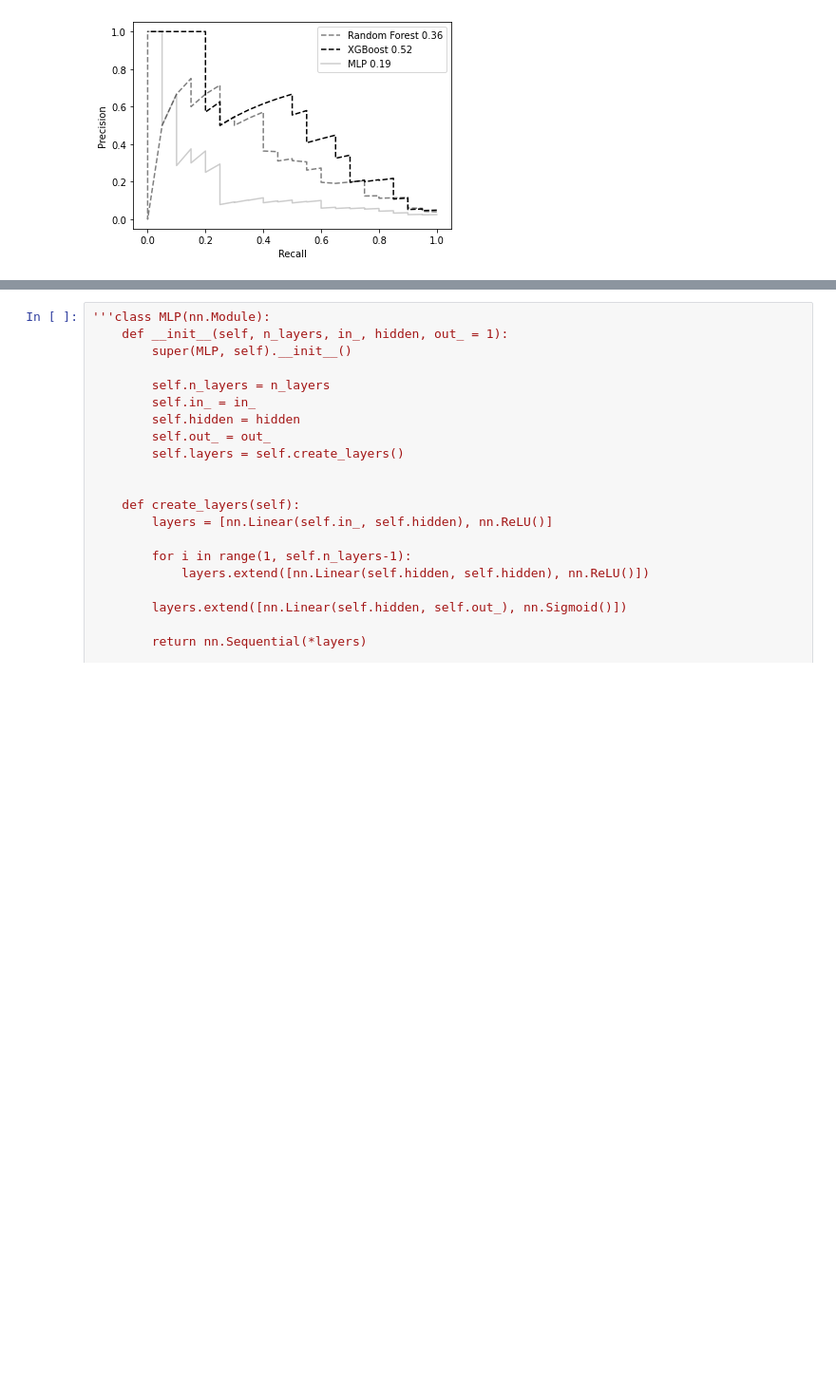
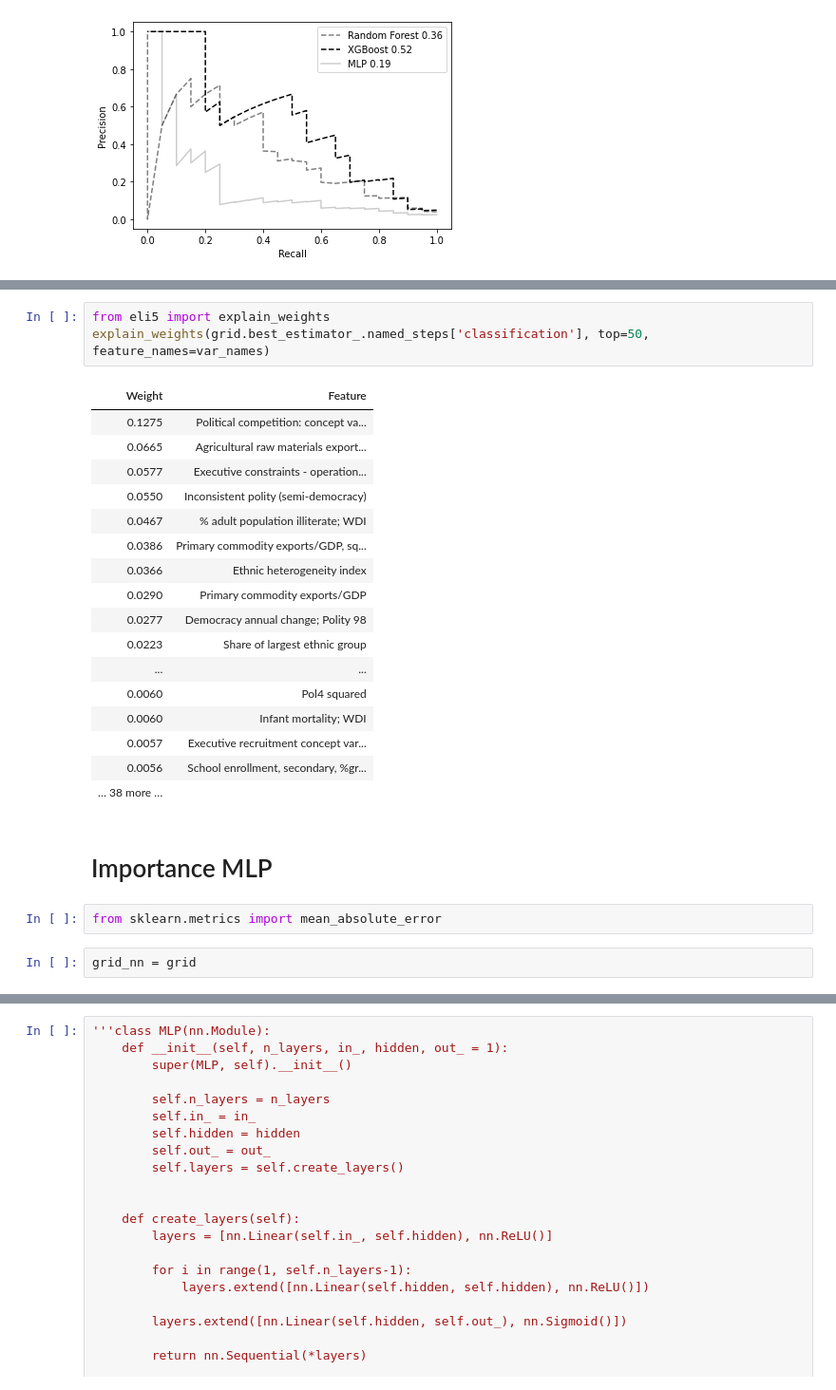
Before and after one commit to epfl-ada/ada-2020-project-milestone-p3-p3_navaja, a Jupyter notebook: extension_report.ipynb, the cells around one changed output, grey strips where cells are left out. Shown at 95% size. Drawn from its saved outputs; the diff is of its cells as text; blank space fills up the shorter version.

```diff
--- a/extension_report.ipynb
+++ b/extension_report.ipynb
@@ -218,0 +332,27 @@ plt.show()
+# %%
+from eli5 import explain_weights
+explain_weights(grid.best_estimator_.named_steps['classification'], top=50, feature_names=var_names)
+# %% [output]
+| Weight | Feature |
+| 0.1275 | Political competition: concept va... |
+| 0.0665 | Agricultural raw materials export... |
+| 0.0577 | Executive constraints - operation... |
+| 0.0550 | Inconsistent polity (semi-democracy) |
+| 0.0467 | % adult population illiterate; WDI |
+| 0.0386 | Primary commodity exports/GDP, sq... |
+| 0.0366 | Ethnic heterogeneity index |
+| 0.0290 | Primary commodity exports/GDP |
+| 0.0277 | Democracy annual change; Polity 98 |
+| 0.0223 | Share of largest ethnic group |
+| ... | ... |
+| 0.0060 | Pol4 squared |
+| 0.0060 | Infant mortality; WDI |
+| 0.0057 | Executive recruitment concept var... |
+| 0.0056 | School enrollment, secondary, %gr... |
+| … 38 more … |  |
+# %% [markdown]
+# Importance MLP
+# %%
+from sklearn.metrics import mean_absolute_error
+# %%
+grid_nn = grid
```
Also changed, not shown: parts of 21 cells of this notebook.
